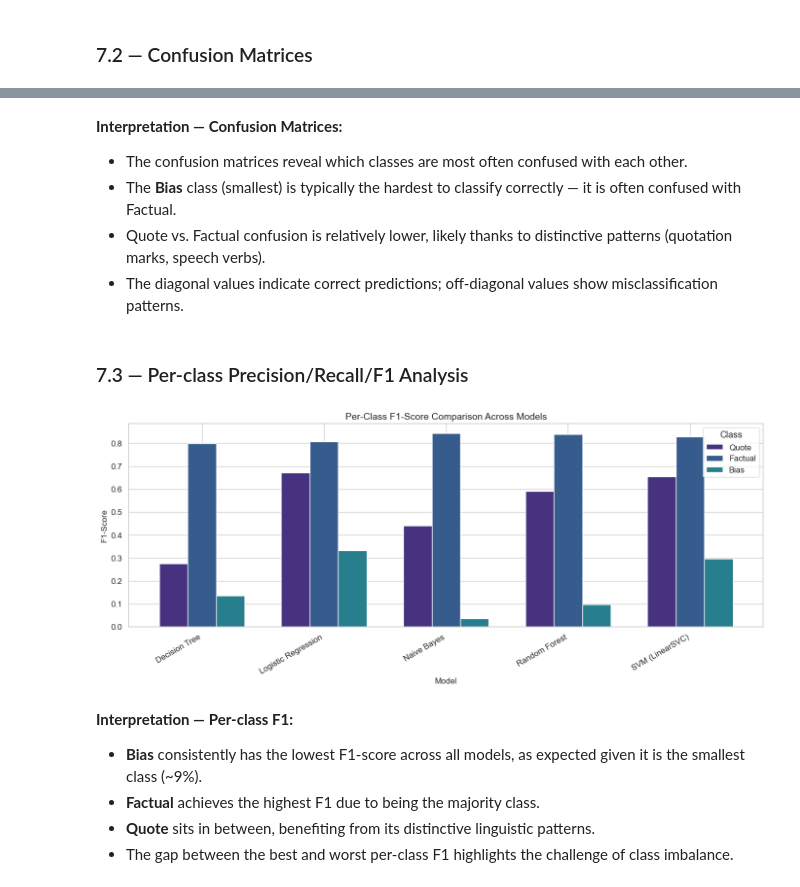
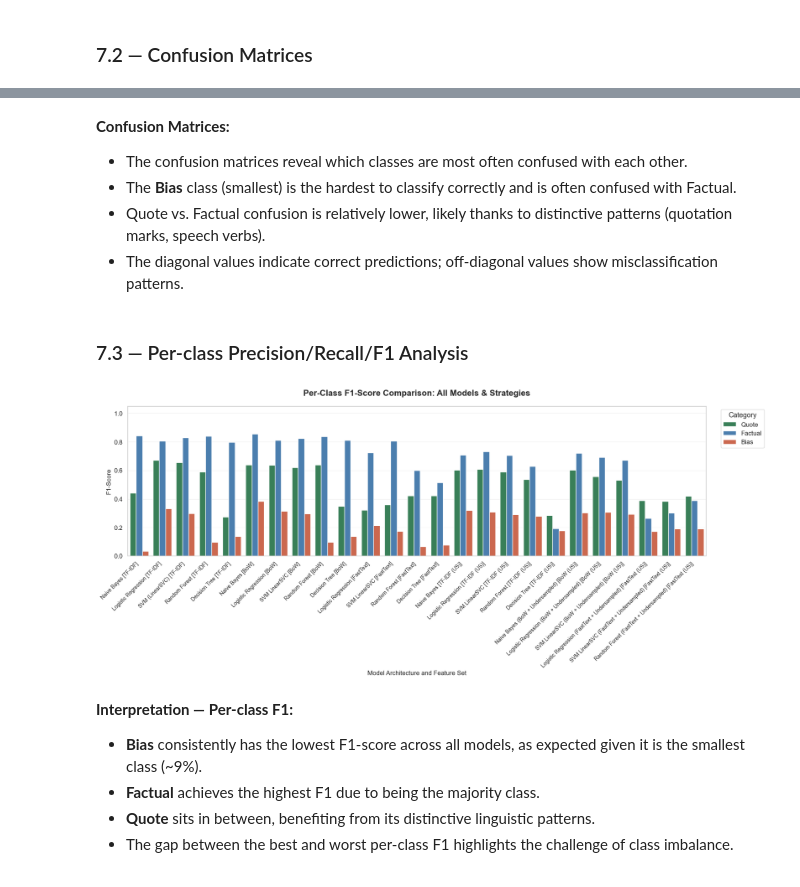
Before and after one commit to Gonto03/NLP-FactNews-Classification, a Jupyter notebook: Data_analysis.ipynb, the cells around one changed output, grey strips where cells are left out. Saved outputs shown, nothing was run; the diff lists cells and outputs as text; code cells hidden in the pictures.

```diff
--- a/Data_analysis.ipynb
+++ b/Data_analysis.ipynb
@@ -2063,43 +1906,70 @@ plt.show()
 # %% [markdown]
-**Interpretation — Confusion Matrices:**
+**Confusion Matrices:**
 - The confusion matrices reveal which classes are most often confused with each other.
-- The **Bias** class (smallest) is typically the hardest to classify correctly — it is often confused with Factual.
+- The **Bias** class (smallest) is the hardest to classify correctly and is often confused with Factual.
 - Quote vs. Factual confusion is relatively lower, likely thanks to distinctive patterns (quotation marks, speech verbs).
 - The diagonal values indicate correct predictions; off-diagonal values show misclassification patterns.
 # %% [markdown]
 ### 7.3 — Per-class Precision/Recall/F1 Analysis
 # %%
-# ── Per-class F1 comparison across models ─────────────────────
 per_class_results = []
 
-for name, model in tfidf_models.items():
-    y_pred = model.predict(X_tfidf_test)
-    report = classification_report(y_test, y_pred, output_dict=True,
-                                    target_names=target_names)
-    for cls_name in target_names:
-        per_class_results.append({
-            'Model': name,
-            'Class': cls_name,
-            'Precision': report[cls_name]['precision'],
-            'Recall': report[cls_name]['recall'],
-            'F1-Score': report[cls_name]['f1-score'],
-        })
+#Define all model groups to include
+#Format: (model_dict, test_features, label_prefix)
+all_model_groups = [
+    (models, X_tfidf_test, "TF-IDF"),
+    (bow_models, X_bow_test, "BoW"),
+    (dense_models, X_dense_test, "FastText"),
+    (undersampled_models_tfidf, X_tfidf_test, "TF-IDF (US)"),
+    (undersampled_models_bow, X_bow_test, "BoW (US)"),
+    (undersampled_models_dense, X_dense_test, "FastText (US)")
+]
+
+#Extract results for every model
+for model_dict, X_te_raw, feat_label in all_model_groups:
+    for name, model in model_dict.items():
+        #Correctly select scaled vs unscaled for FastText
+        X_te = X_te_raw
+        if 'FastText' in name:
+            if 'Logistic' in name or 'SVM' in name:
+                #Use the scaler from whichever section the model belongs to
+                if 'Undersampled' in name:
+                    X_te = X_dense_test_sc #Scaled by scaler_us
+                else:
+                    X_te = X_dense_test_sc #Scaled by the original scaler
+
+        y_pred = model.predict(X_te)
+        report = classification_report(y_test, y_pred, output_dict=True,
+                                       target_names=display_labels, zero_division=0)
+
+        for cls_name in display_labels:
+            per_class_results.append({
+                'Model_Short': name.replace(' (FastText)', '').replace(' (Undersampled)', '').replace(' (BoW)', ''),
+                'Feature': feat_label,
+                'Class': cls_name,
+                'F1-Score': report[cls_name]['f1-score'],
+            })
 
 pcr_df = pd.DataFrame(per_class_results)
+pcr_df['Model_Full'] = pcr_df['Model_Short'] + " [" + pcr_df['Feature'] + "]"
 
-# ── Plot per-class F1 ────────────────────────────────────────
-fig, ax = plt.subplots(figsize=(14, 6))
-pcr_pivot = pcr_df.pivot(index='Model', columns='Class', values='F1-Score')
-pcr_pivot[target_names].plot(kind='bar', ax=ax, width=0.7)
-ax.set_title('Per-Class F1-Score Comparison Across Models')
-ax.set_ylabel('F1-Score')
-ax.set_xlabel('Model')
-ax.legend(title='Class')
-ax.set_xticklabels(ax.get_xticklabels(), rotation=30, ha='right')
+#Visualization
+plt.figure(figsize=(18, 8))
+sns.barplot(data=pcr_df, x='Model_Full', y='F1-Score', hue='Class',
+            palette=['#2d8b57', '#3a7ebf', '#e05c3a'])
+
+plt.title('Per-Class F1-Score Comparison: All Models & Strategies', fontsize=16, fontweight='bold', pad=20)
+plt.ylabel('F1-Score', fontsize=12)
+plt.xlabel('Model Architecture and Feature Set', fontsize=12)
+plt.xticks(rotation=45, ha='right', fontsize=10)
+plt.legend(title='Category', bbox_to_anchor=(1.02, 1), loc='upper left')
+plt.grid(axis='y', alpha=0.3)
+plt.ylim(0, 1.05)
+
 plt.tight_layout()
 plt.show()
 # %% [output]
-[figure, old version]
+[figure, new version]
 # %% [markdown]
 **Interpretation — Per-class F1:**
 - **Bias** consistently has the lowest F1-score across all models, as expected given it is the smallest class (~9%).
```
Also changed, not shown: parts of 63 cells of this notebook.
